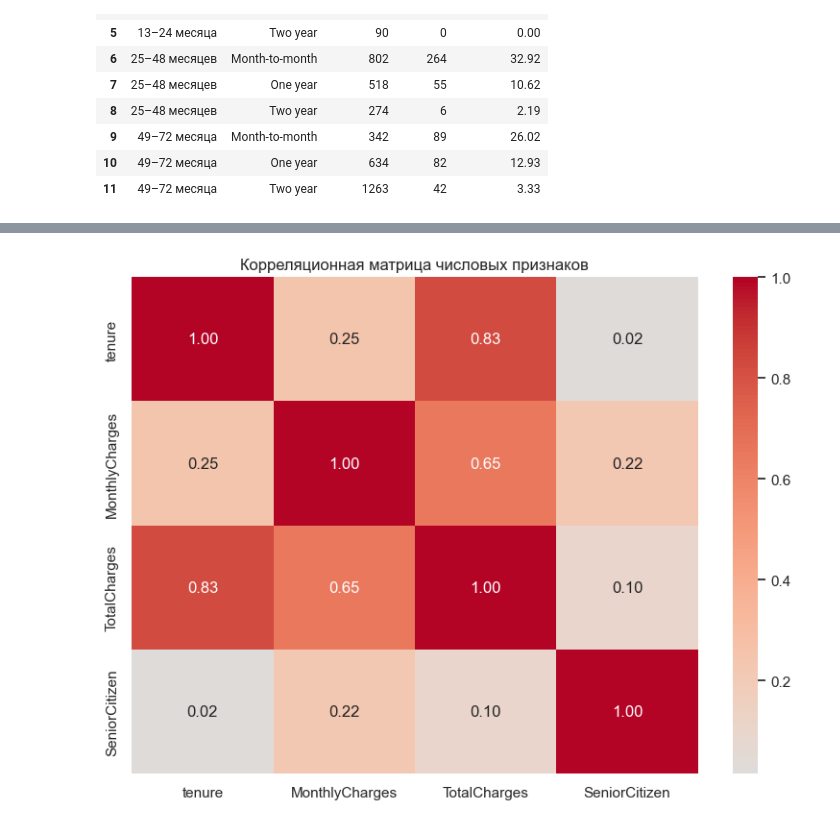
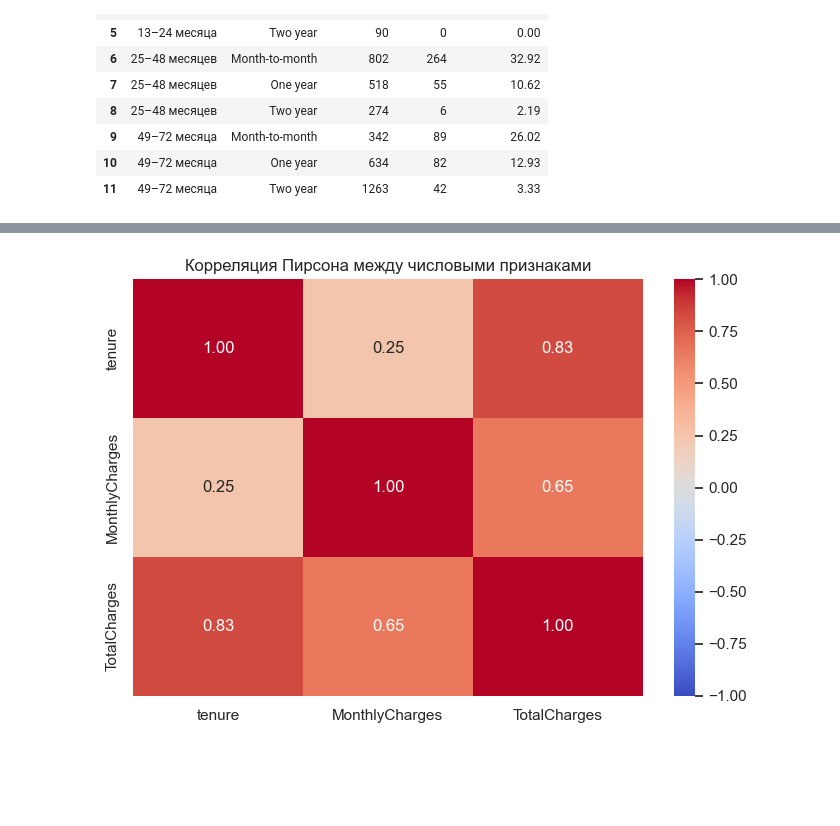
Before and after one commit to sober-ofc-not/churn-prediction, a Jupyter notebook: notebooks/01eda.ipynb, the cells around one changed output, grey strips where cells are left out. Drawn from its saved outputs; the diff is of its cells as text; code cells hidden in the pictures; blank space fills up the shorter version.

```diff
--- a/notebooks/01eda.ipynb
+++ b/notebooks/01eda.ipynb
@@ -458,11 +703,25 @@ display(
 # %%
-plt.figure(figsize=(8, 6))
-corr = df[['tenure', 'MonthlyCharges', 'TotalCharges', 'SeniorCitizen']].corr()
-sns.heatmap(corr, annot=True, cmap='coolwarm', center=0, fmt='.2f')
-plt.title('Корреляционная матрица числовых признаков')
+corr_cols = ["tenure", "MonthlyCharges", "TotalCharges"]
+corr = df[corr_cols].corr(method="pearson")
+
+plt.figure(figsize=(7, 5))
+sns.heatmap(
+    corr,
+    annot=True,
+    cmap="coolwarm",
+    center=0,
+    vmin=-1,
+    vmax=1,
+    fmt=".2f"
+)
+plt.title("Корреляция Пирсона между числовыми признаками")
 plt.tight_layout()
-plt.savefig('../reports/figures/correlation_heatmap.png', dpi=150)
+plt.savefig(
+    FIGURES_DIR / "correlation_heatmap.png",
+    dpi=150,
+    bbox_inches="tight"
+)
 plt.show()
 # %% [output]
-[figure, old version]
+[figure, new version]
 # %% [markdown]
```
Also changed, not shown: parts of 12 cells of this notebook.
